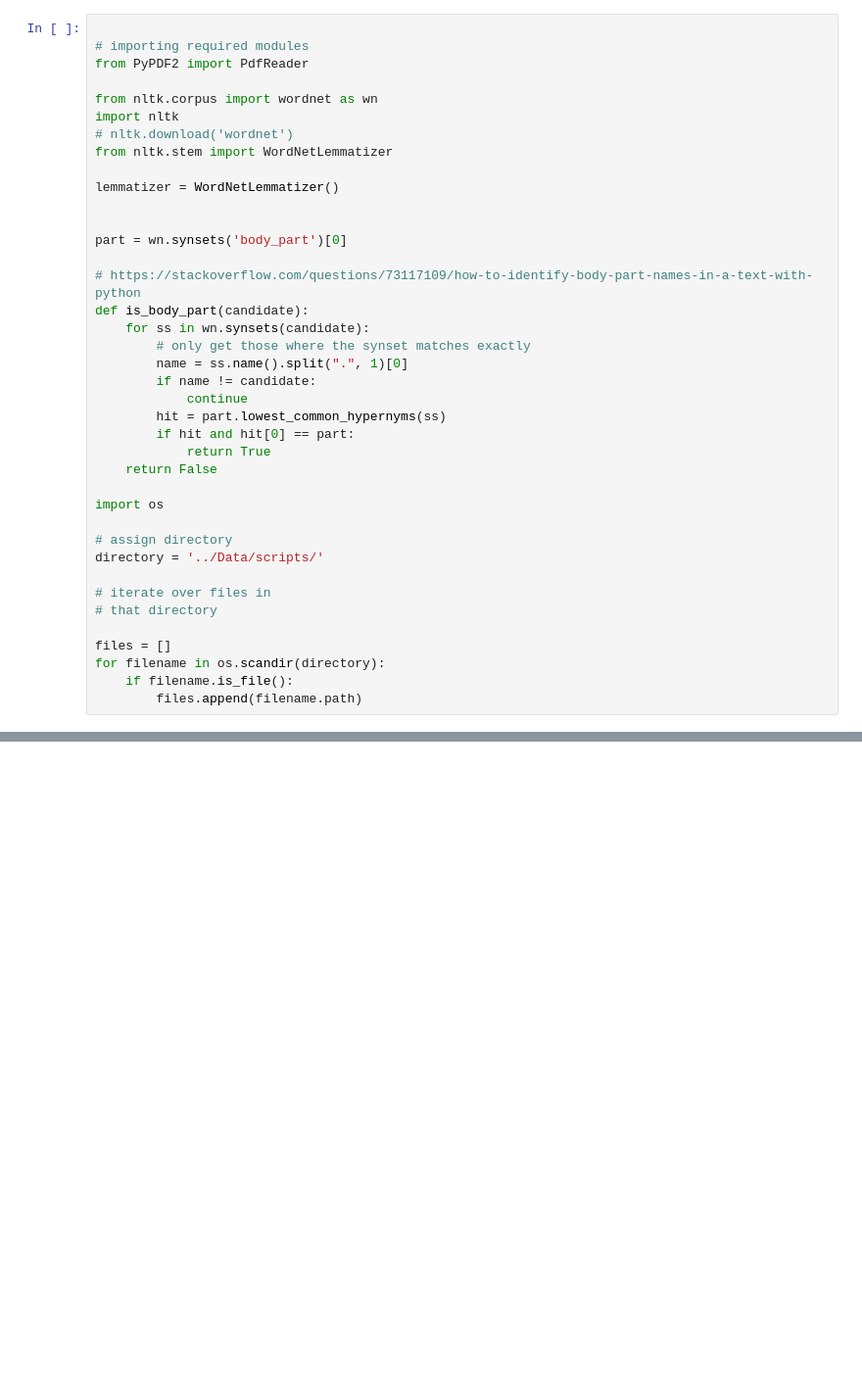
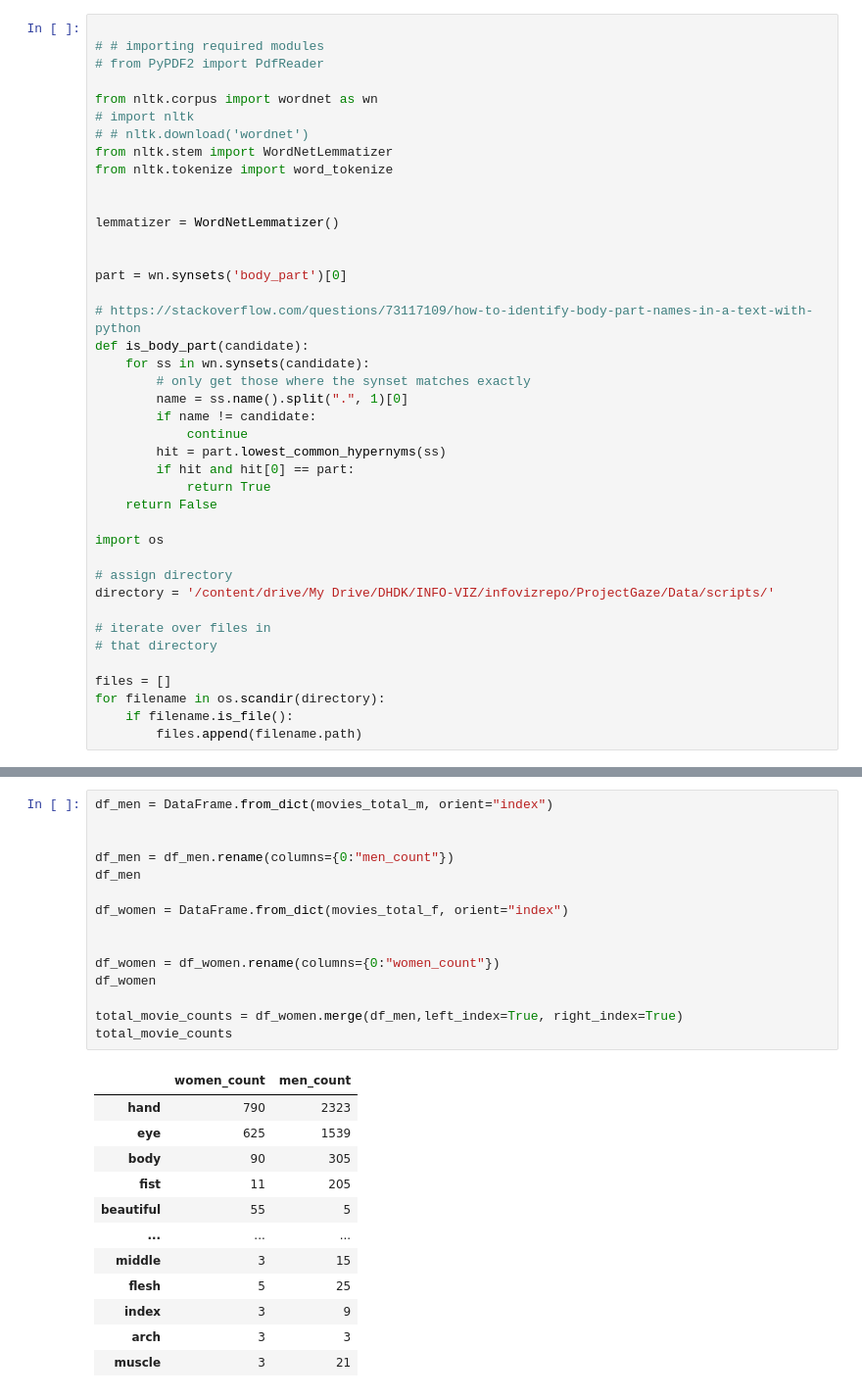
Before and after one commit to ahsanv101/ProjectGaze, a Jupyter notebook: Code/chloe_updated.ipynb, the cells around one changed output, grey strips where cells are left out. Shown at 98% size. Drawn from its saved outputs; the diff is of its cells as text; blank space fills up the shorter version.

```diff
--- a/Code/chloe_updated.ipynb
+++ b/Code/chloe_updated.ipynb
@@ -1,12 +46,14 @@
 # %%
 
-# importing required modules
-from PyPDF2 import PdfReader
+# # importing required modules
+# from PyPDF2 import PdfReader
 
 from nltk.corpus import wordnet as wn
-import nltk
-# nltk.download('wordnet')
+# import nltk
+# # nltk.download('wordnet')
 from nltk.stem import WordNetLemmatizer
+from nltk.tokenize import word_tokenize
+
 
 lemmatizer = WordNetLemmatizer()
 
@@ -28,7 +75,7 @@ def is_body_part(candidate):
 import os
 
 # assign directory
-directory = '../Data/scripts/'
+directory = '/content/drive/My Drive/DHDK/INFO-VIZ/infovizrepo/ProjectGaze/Data/scripts/'
 
 # iterate over files in
 # that directory
@@ -272,0 +559,28 @@ IndexError: list index out of range
+# %%
+df_men = DataFrame.from_dict(movies_total_m, orient="index")
+
+
+df_men = df_men.rename(columns={0:"men_count"})
+df_men
+
+df_women = DataFrame.from_dict(movies_total_f, orient="index")
+
+
+df_women = df_women.rename(columns={0:"women_count"})
+df_women
+
+total_movie_counts = df_women.merge(df_men,left_index=True, right_index=True)
+total_movie_counts
+# %% [output]
+|  | women_count | men_count |
+| hand | 790 | 2323 |
+| eye | 625 | 1539 |
+| body | 90 | 305 |
+| fist | 11 | 205 |
+| beautiful | 55 | 5 |
+| ... | ... | ... |
+| middle | 3 | 15 |
+| flesh | 5 | 25 |
+| index | 3 | 9 |
+| arch | 3 | 3 |
+| muscle | 3 | 21 |
```
Also changed, not shown: parts of 13 cells of this notebook, 2 other files.
